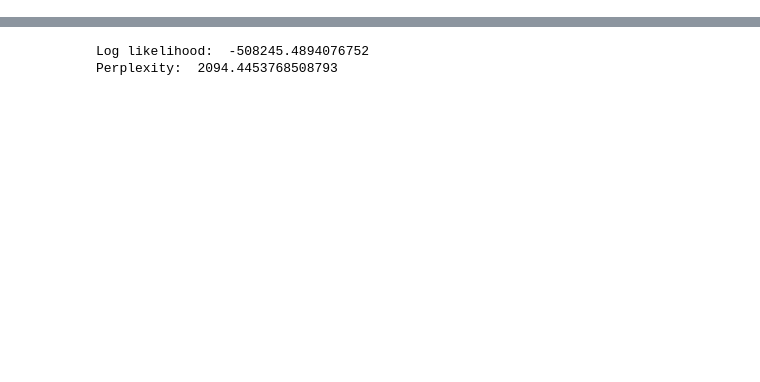
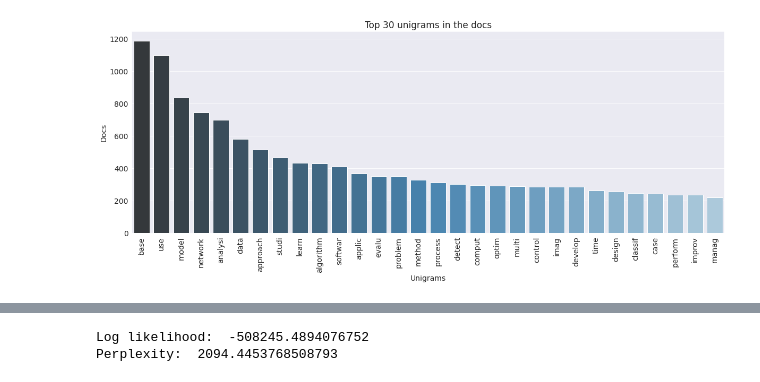
Before and after one commit to ufsj-labPi/cluwords-lattes, a Jupyter notebook: LDA-modeling.ipynb, the cells around one changed output, grey strips where cells are left out. Cells and saved outputs as stored; diff of their text form; code cells hidden in the pictures; blank space fills up the shorter version.

```diff
--- a/LDA-modeling.ipynb
+++ b/LDA-modeling.ipynb
@@ -69,18 +70,42 @@ wordcloud.to_image()
 # %%
 def get_top_n_words(corpus, n=None):
     vec = CountVectorizer(stop_words='english').fit(corpus)
     bag_of_words = vec.transform(corpus)
     sum_words = bag_of_words.sum(axis=0)
     words_freq = [(word, sum_words[0, idx]) for word, idx in vec.vocabulary_.items()]
     words_freq =sorted(words_freq, key = lambda x: x[1], reverse=True)
     return words_freq[:n]
 
 common_words = get_top_n_words(df['clean'], 30)
 df2 = pd.DataFrame(common_words, columns = ['unigram' , 'count'])
 
-fig = go.Figure([go.Bar(x=df2['unigram'], y=df2['count'])])
-fig.update_layout(title=go.layout.Title(text="Top 30 unigrams in the docs"))
-fig.show()
+fig = plt.figure(figsize=(20,7))
+
+x = df2['unigram']
+y = df2['count']
+
+g = sns.barplot(
+    x=x,
+    y=y,
+    order=x,
+    palette='Blues_d'
+)
+
+g.set_xticklabels(
+    g.get_xticklabels(),
+    rotation=90,
+    fontsize=14
+)
+
+plt.yticks(fontsize=14)
+plt.xlabel('Unigrams', fontsize=14)
+plt.ylabel('Docs', fontsize=14)
+plt.title('Top 30 unigrams in the docs', fontsize=17)
+
+plt.show()
+del df2
+# %% [output]
+[figure, added]
 # %%
 def get_top_n_bigram(corpus, n=None):
     vec = CountVectorizer(ngram_range=(2, 2), stop_words='english').fit(corpus)
```
Also changed, not shown: parts of 8 cells of this notebook, 2 other files.
